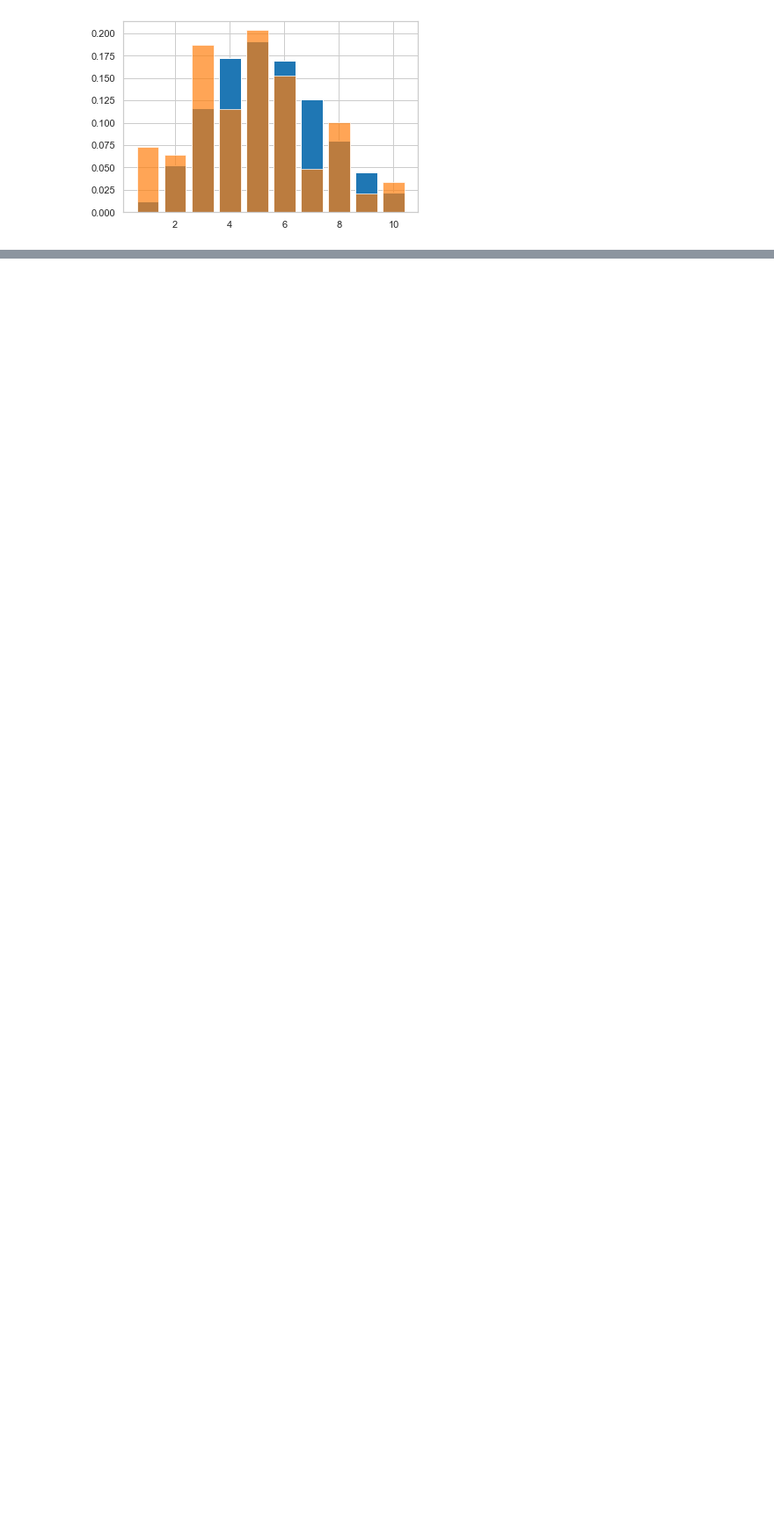
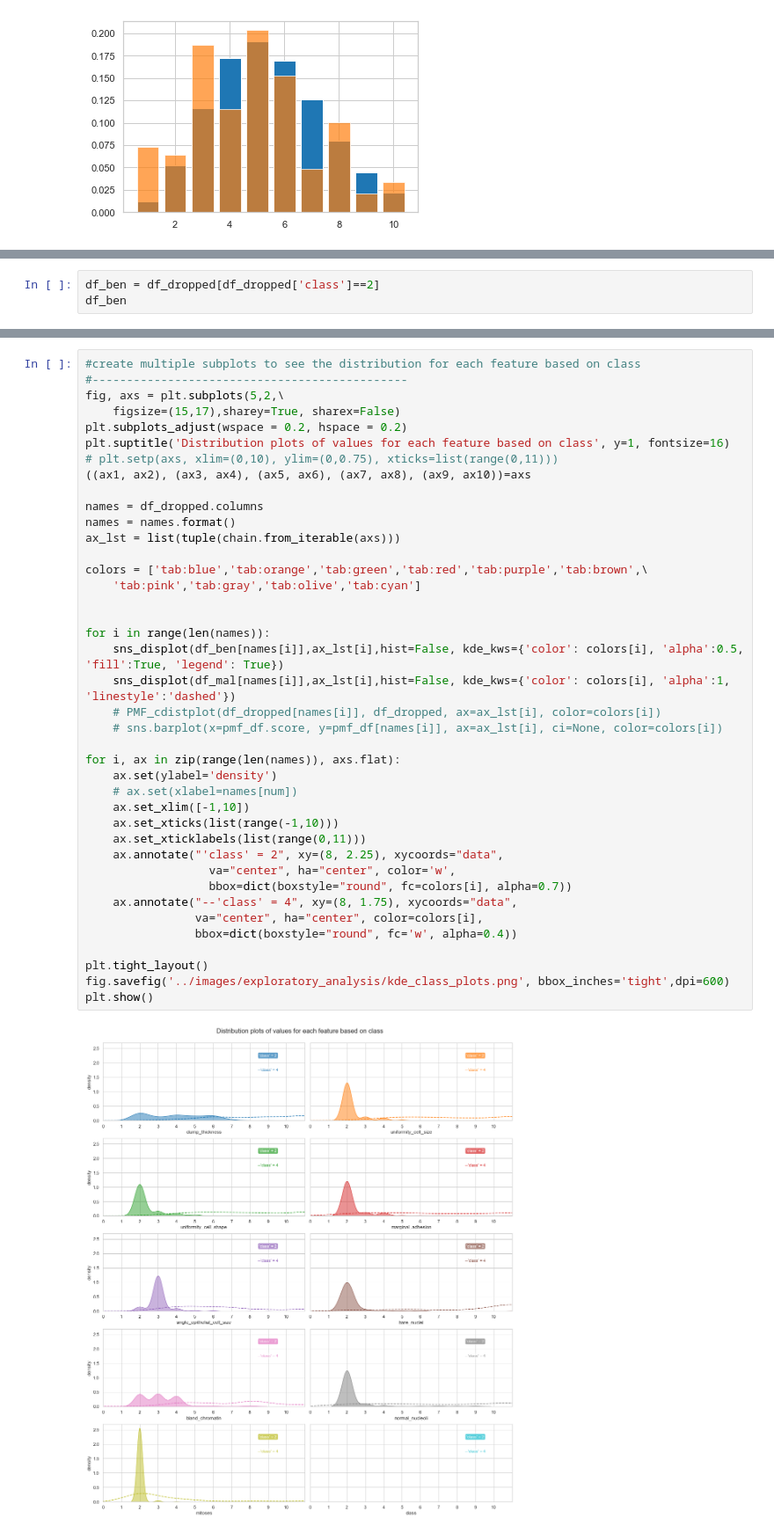
Before and after one commit to rromang/breast_cancer_classification, a Jupyter notebook: notebooks/initial.ipynb, the cells around one changed output, grey strips where cells are left out. Shown at 88% size. Drawn from its saved outputs; the diff is of its cells as text; blank space fills up the shorter version.

```diff
--- a/notebooks/initial.ipynb
+++ b/notebooks/initial.ipynb
@@ -711,3 +751,6 @@ fig.savefig('../images/exploratory_analysis/poisson_comp_plots.png', bbox_inches
 plt.show()
 # %% [output]
 [figure]
+# %%
+df_ben = df_dropped[df_dropped['class']==2]
+df_ben
@@ -713,0 +793,42 @@ plt.show()
+# %%
+#create multiple subplots to see the distribution for each feature based on class
+#----------------------------------------------
+fig, axs = plt.subplots(5,2,\
+    figsize=(15,17),sharey=True, sharex=False)
+plt.subplots_adjust(wspace = 0.2, hspace = 0.2)
+plt.suptitle('Distribution plots of values for each feature based on class', y=1, fontsize=16)
+# plt.setp(axs, xlim=(0,10), ylim=(0,0.75), xticks=list(range(0,11)))
+((ax1, ax2), (ax3, ax4), (ax5, ax6), (ax7, ax8), (ax9, ax10))=axs
+
+names = df_dropped.columns
+names = names.format()
+ax_lst = list(tuple(chain.from_iterable(axs)))
+
+colors = ['tab:blue','tab:orange','tab:green','tab:red','tab:purple','tab:brown',\
+    'tab:pink','tab:gray','tab:olive','tab:cyan']
+
+
+for i in range(len(names)):
+    sns_displot(df_ben[names[i]],ax_lst[i],hist=False, kde_kws={'color': colors[i], 'alpha':0.5, 'fill':True, 'legend': True})
+    sns_displot(df_mal[names[i]],ax_lst[i],hist=False, kde_kws={'color': colors[i], 'alpha':1, 'linestyle':'dashed'})
+    # PMF_cdistplot(df_dropped[names[i]], df_dropped, ax=ax_lst[i], color=colors[i])
+    # sns.barplot(x=pmf_df.score, y=pmf_df[names[i]], ax=ax_lst[i], ci=None, color=colors[i])
+
+for i, ax in zip(range(len(names)), axs.flat):
+    ax.set(ylabel='density')
+    # ax.set(xlabel=names[num])
+    ax.set_xlim([-1,10])
+    ax.set_xticks(list(range(-1,10)))
+    ax.set_xticklabels(list(range(0,11)))
+    ax.annotate("'class' = 2", xy=(8, 2.25), xycoords="data",
+                  va="center", ha="center", color='w',
+                  bbox=dict(boxstyle="round", fc=colors[i], alpha=0.7))
+    ax.annotate("--'class' = 4", xy=(8, 1.75), xycoords="data",
+                va="center", ha="center", color=colors[i],
+                bbox=dict(boxstyle="round", fc='w', alpha=0.4))
+
+plt.tight_layout()
+fig.savefig('../images/exploratory_analysis/kde_class_plots.png', bbox_inches='tight',dpi=600)
+plt.show()
+# %% [output]
+[figure, added]
```
Also changed, not shown: parts of 8 cells of this notebook, 2 other files.
